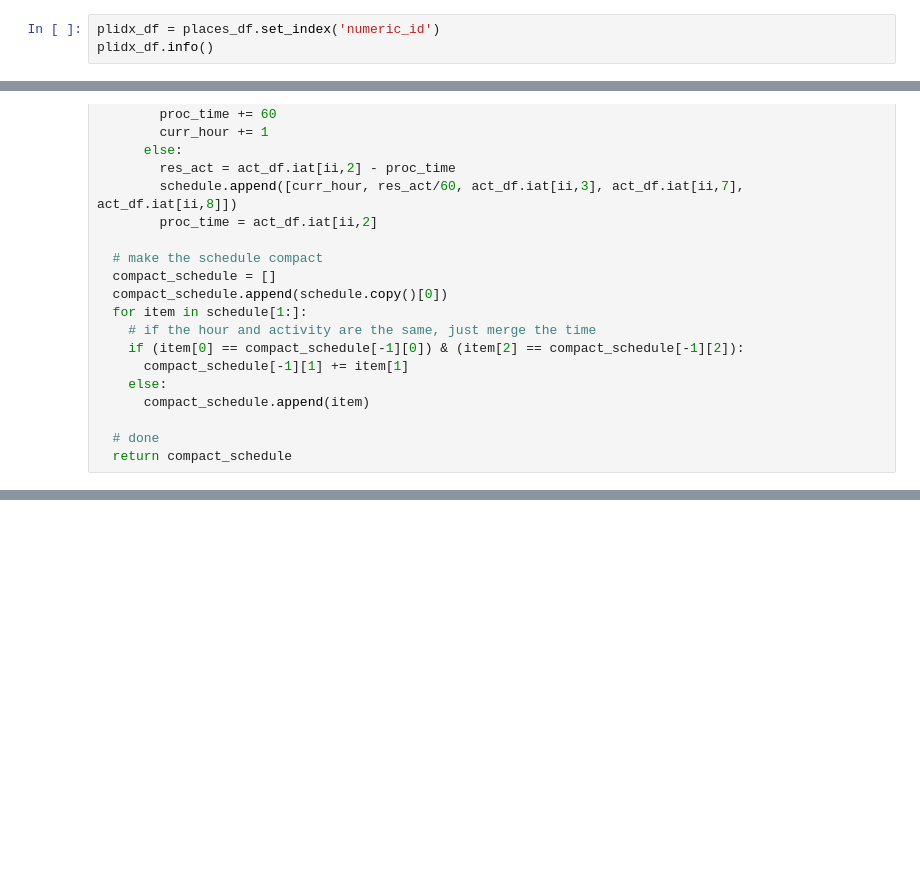
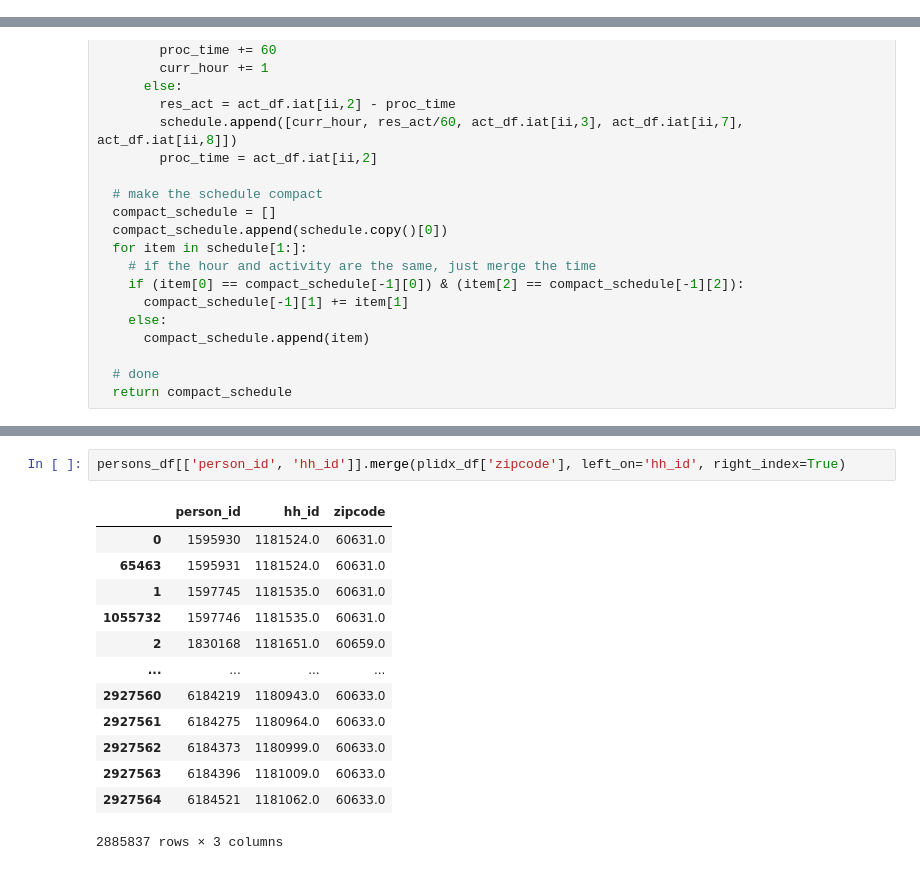
Before and after one commit to kywch/geo-colab, a Jupyter notebook: Generate_Chicago_Traces.ipynb, the cells around one changed output, grey strips where cells are left out. Saved outputs shown, nothing was run; the diff lists cells and outputs as text; blank space fills up the shorter version.

```diff
--- a/Generate_Chicago_Traces.ipynb
+++ b/Generate_Chicago_Traces.ipynb
@@ -184,3 +170,0 @@ places_df['numeric_id'] = places_df['numeric_id'].astype('int64')
-# %%
-plidx_df = places_df.set_index('numeric_id')
-plidx_df.info()
@@ -391,0 +344,16 @@ test = match_activity_with_coord(row, activity_df)
+# %%
+persons_df[['person_id', 'hh_id']].merge(plidx_df['zipcode'], left_on='hh_id', right_index=True)
+# %% [output]
+|  | person_id | hh_id | zipcode |
+| 0 | 1595930 | 1181524.0 | 60631.0 |
+| 65463 | 1595931 | 1181524.0 | 60631.0 |
+| 1 | 1597745 | 1181535.0 | 60631.0 |
+| 1055732 | 1597746 | 1181535.0 | 60631.0 |
+| 2 | 1830168 | 1181651.0 | 60659.0 |
+| ... | ... | ... | ... |
+| 2927560 | 6184219 | 1180943.0 | 60633.0 |
+| 2927561 | 6184275 | 1180964.0 | 60633.0 |
+| 2927562 | 6184373 | 1180999.0 | 60633.0 |
+| 2927563 | 6184396 | 1181009.0 | 60633.0 |
+| 2927564 | 6184521 | 1181062.0 | 60633.0 |
+2885837 rows × 3 columns
```
Also changed, not shown: parts of 22 cells of this notebook.
